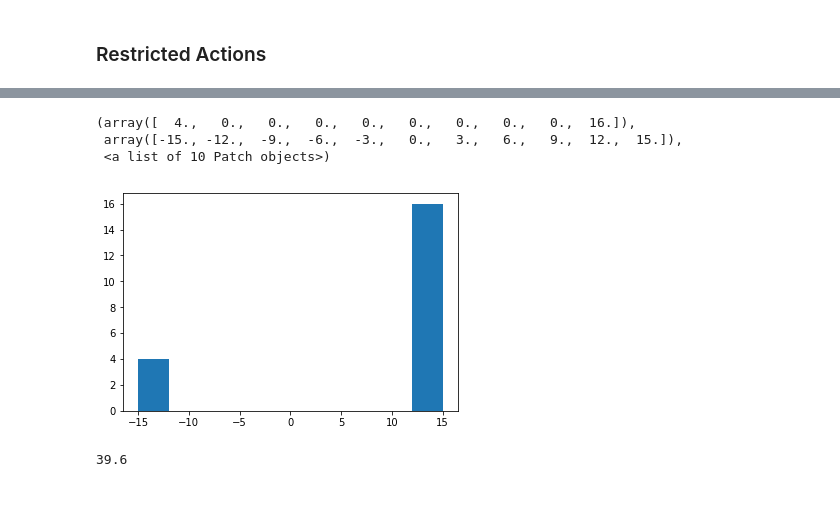
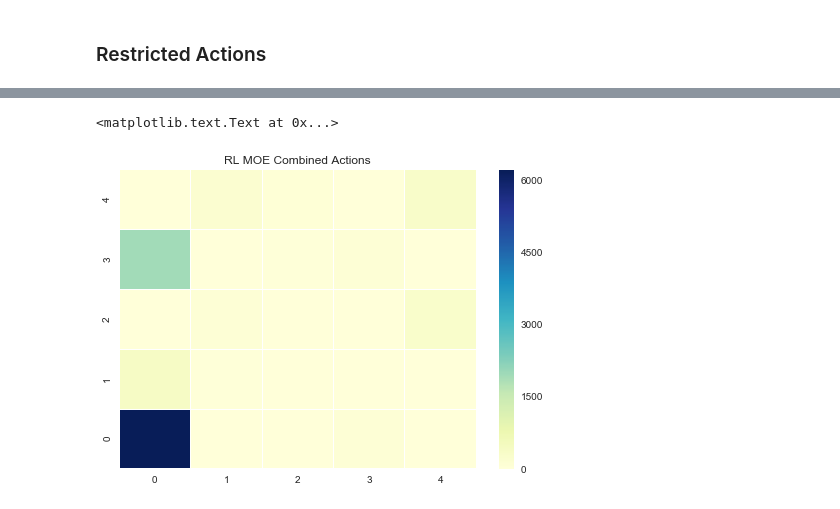
Before and after one commit to wihl/cs282-f17-xuefeng-yi-david, a Jupyter notebook: code/MOE/writeup.ipynb, the cells around one changed output, grey strips where cells are left out. Drawn from its saved outputs; the diff is of its cells as text; code cells hidden in the pictures.

```diff
--- a/code/MOE/writeup.ipynb
+++ b/code/MOE/writeup.ipynb
@@ -261,6 +244,8 @@ def perform_action(state,action):
 # %%
 def perform_best_action(state):
     global stats_dqn_chosen, stats_phy_chosen, stats_no_action, stats_different_actions
+    global dqn_action_counts, phy_action_counts
+
     max_reward = MIN_INT_VALUE
     dqn_reward = MIN_INT_VALUE
     phy_reward = MIN_INT_VALUE
@@ -292,6 +277,8 @@ def perform_best_action(state):
                 new_state = s
 
     #print("best phyaction:",phy_best_action,"best dqn action:",dqn_best_action)
+    phy_action_counts[phy_best_action] += 1
+    dqn_action_counts[dqn_best_action] += 1
     if phy_best_action != dqn_best_action:
         stats_different_actions += 1
 
@@ -312,16 +299,19 @@ def perform_best_action(state):
 test_episodes = test_set.groupby('icustayid')
 
 for physician_consensus in [0.3,0.5,0.7,0.9,0.95]:
+    global dqn_action_counts, phy_action_counts
     n_died = 0
     n_episodes = 0
-    actions_taken = 1
+    actions_taken = 1 # avoid divide by zero
 
     stats_phy_chosen = 0
     stats_dqn_chosen = 0
     stats_phy_consensus = 0
     stats_no_action = 0
     stats_different_actions = 0
-
+    action_counts = np.zeros((n_actions))
+    dqn_action_counts = np.zeros((n_actions))
+    phy_action_counts = np.zeros((n_actions))
 
     for name, transitions in test_episodes:
         n_episodes += 1
@@ -338,7 +328,6 @@ for physician_consensus in [0.3,0.5,0.7,0.9,0.95]:
             depth += 1
             actions_taken += 1
             state = int(state)
-            state_list.append(state)
             action = restrict_actions.get_consensus(state,physician_consensus)
             if action is None:
                 action, state, reward = perform_best_action(state)
@@ -351,16 +340,16 @@ for physician_consensus in [0.3,0.5,0.7,0.9,0.95]:
                 n_died += 1
                 break
             else:
-                action_list.append(action)
+                action_counts[action] +=1
                 episode_reward += reward
         #print ("actions:",action_list)
         #print ("states:",state_list)
         #print (n_episodes, "depth:", depth, episode_reward)
     total_choices = stats_phy_chosen + stats_dqn_chosen
-    print ("physician and DQN actions differed {0:.1%} of the time".format(stats_different_actions/actions_taken))
     print ("| {0:.0%} ".format(physician_consensus), end="")
     print ("| {0:.1%} ".format(n_died / n_episodes), end="")
     print ("| {0:.1%} ".format(stats_phy_consensus / actions_taken), end="")
-    print ("| {0:.1%} ".format(stats_phy_chosen/total_choices), end="")
-    print ("| {0:.1%} | ".format(stats_dqn_chosen/total_choices))
+    #print ("| {0:.1%} ".format(stats_phy_chosen/total_choices), end="")
+    #print ("| {0:.1%} ".format(stats_dqn_chosen/total_choices),end="")
+    print ("| {0:.1%} | ".format(stats_different_actions/actions_taken))
 # %% [output]
@@ -396,11 +379,7 @@ plt.hist(reward_dist)
-# %%
-plt.hist(given_reward_dist)
-# %% [output]
-(array([  4.,   0.,   0.,   0.,   0.,   0.,   0.,   0.,   0.,  16.]),
- array([-15., -12.,  -9.,  -6.,  -3.,   0.,   3.,   6.,   9.,  12.,  15.]),
- <a list of 10 Patch objects>)
-[figure, removed]
-# %%
-792 / len(given_reward_dist)
-# %% [output]
-39.6
+# %%
+ax = sns.heatmap(action_counts.reshape(5,5), linewidths=.01, cmap="YlGnBu")
+ax.invert_yaxis()
+ax.set_title('RL MOE Combined Actions')
+# %% [output]
+<matplotlib.text.Text at 0x...>
+[figure, added]
```
Also changed, not shown: parts of 10 cells of this notebook, 2 other files.
